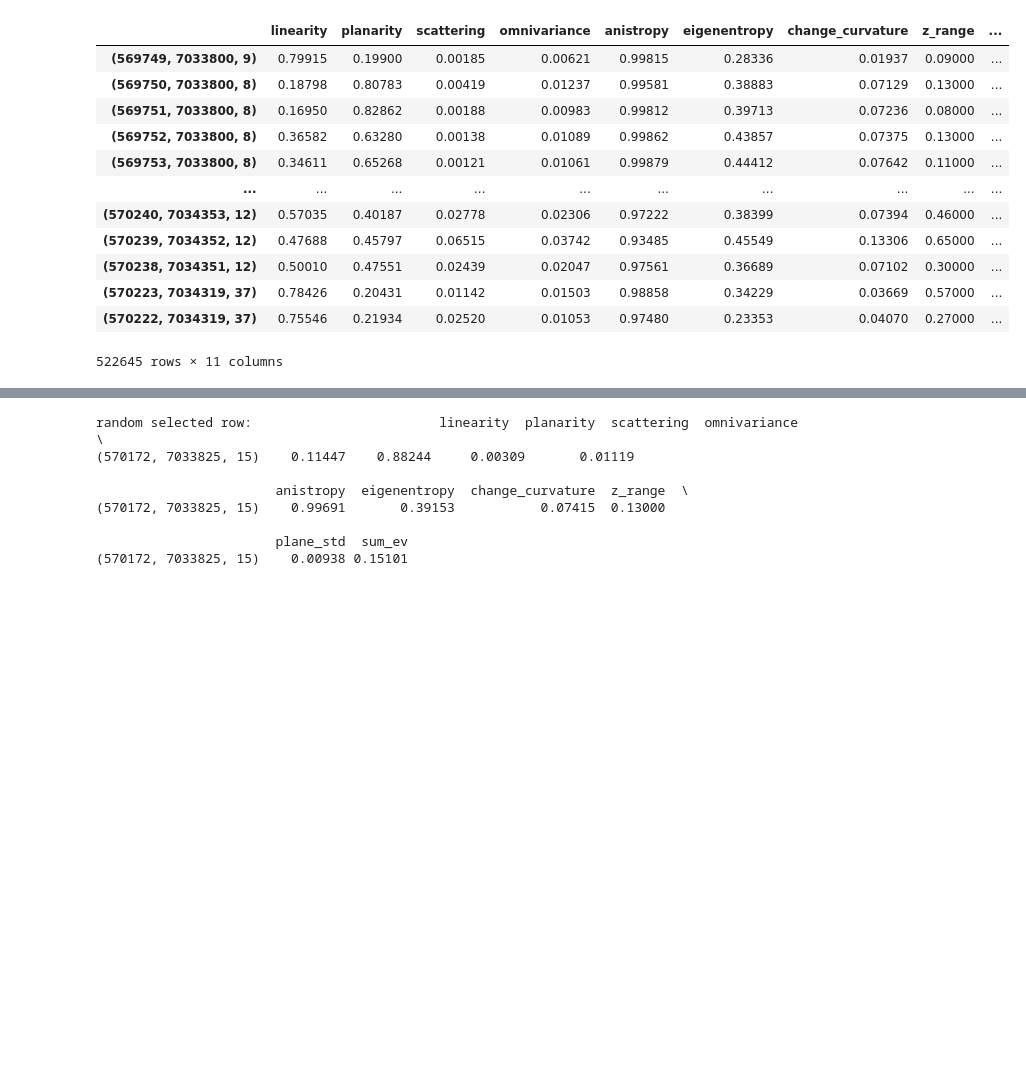
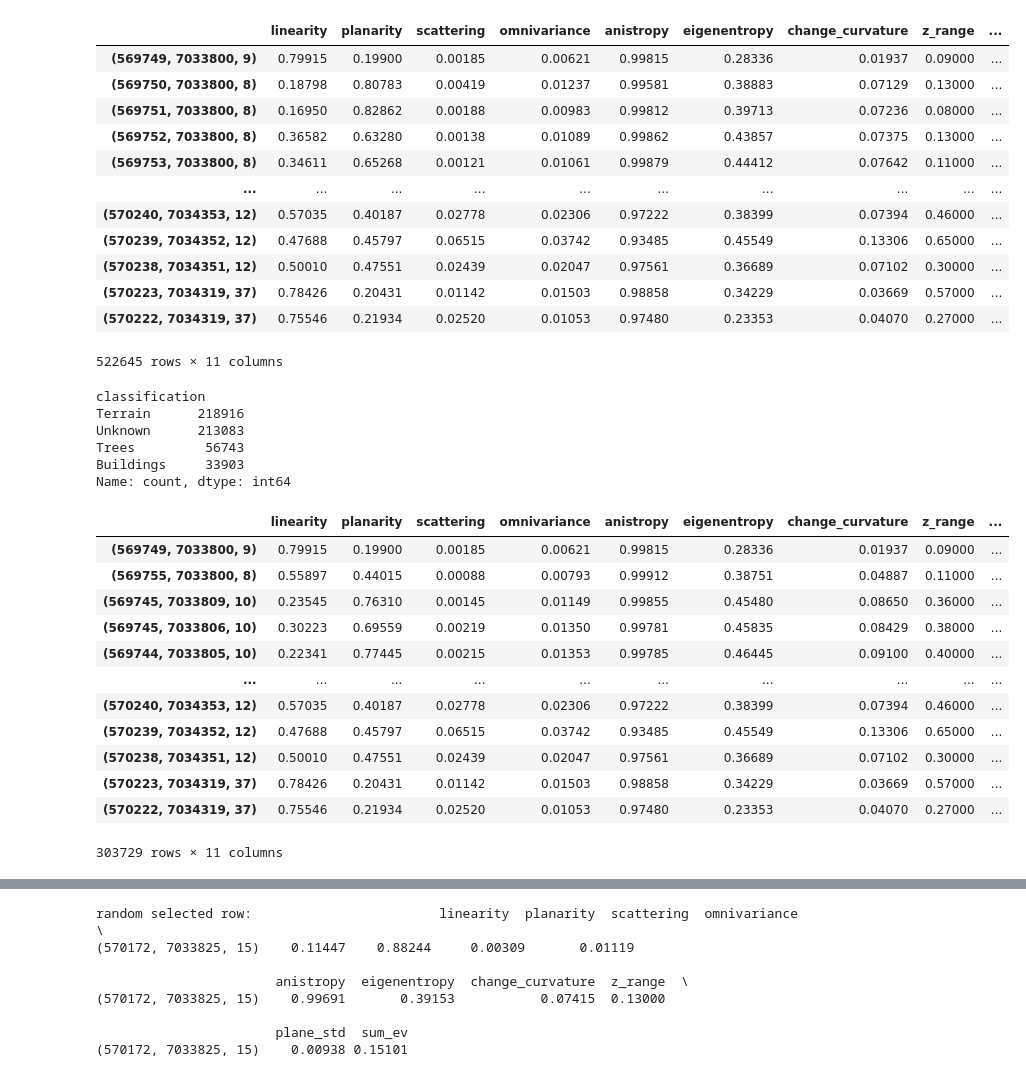
Before and after one commit to Lauvsnes1/TBA4256-3D-Digital-Modelling, a Jupyter notebook: final_project/final.ipynb, the cells around one changed output, grey strips where cells are left out. Drawn from its saved outputs; the diff is of its cells as text; code cells hidden in the pictures; blank space fills up the shorter version.

Commit message:
added 2 step-classification

```diff
--- a/final_project/final.ipynb
+++ b/final_project/final.ipynb
@@ -545,0 +480,71 @@ o3d.visualization.draw_geometries([complete_cloud])
+# %%
+def classify_voxel(row, avgs, thresholds, features):
+    """
+    Classify a voxel using majority voting based on relative differences.
+
+    :param row: A row from the DataFrame representing a voxel.
+    :param avgs: Dictionary with category averages for each feature.
+    :param thresholds: Thresholds for considering a difference significant.
+    :param features: List of features in the order they appear in the tuples.
+    :return: The classification.
+    """
+    votes = {'Trees': 0, 'Buildings': 0, 'Terrain': 0}
+
+    # Iterate over features and calculate votes
+    for i, feature in enumerate(features):
+        category = min(avgs.keys(), key=lambda cat: abs(row[feature] - avgs[cat][i]))
+        if abs(row[feature] - avgs[category][i]) < thresholds[feature]:
+            votes[category] += 1
+
+    # Determine the classification
+    max_votes = max(votes.values())
+    if max_votes >= 3:  # Majority voting
+        return max(votes, key=votes.get)
+    else:
+        return 'Unknown'
+
+# Example usage
+features = ['linearity', 'planarity', 'scattering', 'z_range']  # #features to Examine
+thresholds = {feature: 20 for feature in features}  # threshold values
+
+classified_df = df.copy()
+classified_df['classification'] = classified_df.apply(lambda row: classify_voxel(row, avgs, thresholds, features), axis=1)
+# %%
+def count_classifications(df, classification_column):
+    """
+    Count the number of each classification in the DataFrame.
+
+    :param df: DataFrame containing the classifications.
+    :param classification_column: Name of the column containing the classifications.
+    :return: A Series with the count of each classification.
+    """
+    return df[classification_column].value_counts()
+
+# Example usage
+# Assuming 'classified_df' is your DataFrame and 'classification' is the column name
+classification_counts = count_classifications(classified_df, 'classification')
+print(classification_counts)
+# %% [output]
+classification
+Terrain      218916
+Unknown      213083
+Trees         56743
+Buildings     33903
+Name: count, dtype: int64
+# %%
+non_terrain_df = classified_df[classified_df['classification'] != 'Terrain']
+non_terrain_df
+# %% [output]
+|  | linearity | planarity | scattering | omnivariance | anistropy | eigenentropy | change_curvature | z_range | ... |
+| (569749, 7033800, 9) | 0.79915 | 0.19900 | 0.00185 | 0.00621 | 0.99815 | 0.28336 | 0.01937 | 0.09000 | ... |
+| (569755, 7033800, 8) | 0.55897 | 0.44015 | 0.00088 | 0.00793 | 0.99912 | 0.38751 | 0.04887 | 0.11000 | ... |
+| (569745, 7033809, 10) | 0.23545 | 0.76310 | 0.00145 | 0.01149 | 0.99855 | 0.45480 | 0.08650 | 0.36000 | ... |
+| (569745, 7033806, 10) | 0.30223 | 0.69559 | 0.00219 | 0.01350 | 0.99781 | 0.45835 | 0.08429 | 0.38000 | ... |
+| (569744, 7033805, 10) | 0.22341 | 0.77445 | 0.00215 | 0.01353 | 0.99785 | 0.46445 | 0.09100 | 0.40000 | ... |
+| ... | ... | ... | ... | ... | ... | ... | ... | ... | ... |
+| (570240, 7034353, 12) | 0.57035 | 0.40187 | 0.02778 | 0.02306 | 0.97222 | 0.38399 | 0.07394 | 0.46000 | ... |
+| (570239, 7034352, 12) | 0.47688 | 0.45797 | 0.06515 | 0.03742 | 0.93485 | 0.45549 | 0.13306 | 0.65000 | ... |
+| (570238, 7034351, 12) | 0.50010 | 0.47551 | 0.02439 | 0.02047 | 0.97561 | 0.36689 | 0.07102 | 0.30000 | ... |
+| (570223, 7034319, 37) | 0.78426 | 0.20431 | 0.01142 | 0.01503 | 0.98858 | 0.34229 | 0.03669 | 0.57000 | ... |
+| (570222, 7034319, 37) | 0.75546 | 0.21934 | 0.02520 | 0.01053 | 0.97480 | 0.23353 | 0.04070 | 0.27000 | ... |
+303729 rows × 11 columns
```
Also changed, not shown: parts of 10 cells of this notebook, 1 other file.
